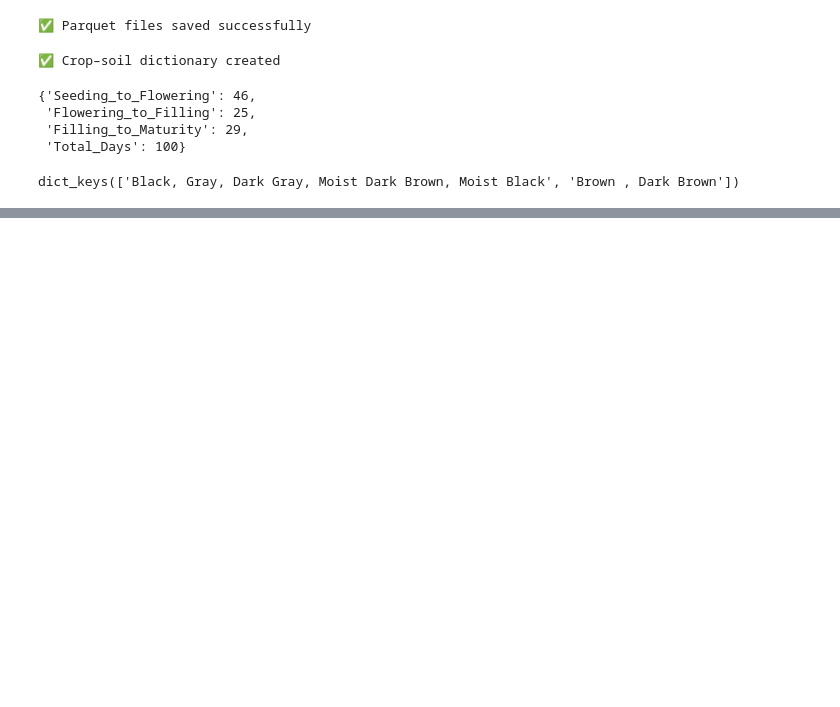
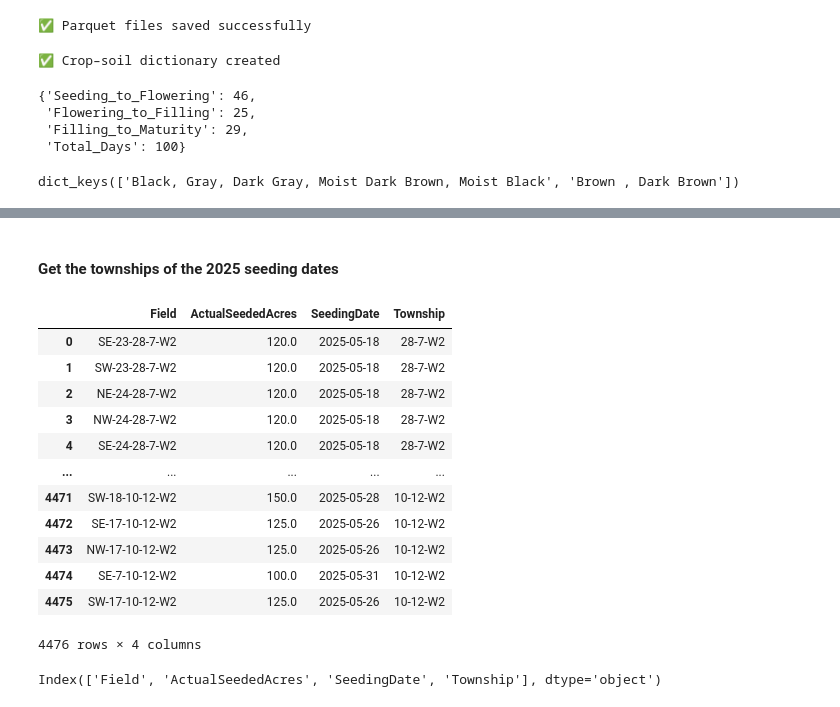
Before and after one commit to agrisk-dulmini/crop_stages_detection_2026, a Jupyter notebook: data_preparation/input_data_preperation_2011_2025_v1.ipynb, the cells around one changed output, grey strips where cells are left out. Drawn from its saved outputs; the diff is of its cells as text; code cells hidden in the pictures; blank space fills up the shorter version.

```diff
--- a/data_preparation/input_data_preperation_2011_2025_v1.ipynb
+++ b/data_preparation/input_data_preperation_2011_2025_v1.ipynb
@@ -333,0 +284,3 @@ crop_soil_dict
+# %%
+df_actual_25 = pd.read_excel('/Users/dulminiguruge/Documents/Data/SeedingDates/2025/Corrected_seeding_dates_2025.xlsx')
+df_actual_25
@@ -333,0 +301,30 @@ crop_soil_dict
+# %% [markdown]
+#### Get the townships of the 2025 seeding dates
+# %%
+df_actual_25['SeedingDate'] = pd.to_datetime(df_actual_25['SeedingDate'])
+# %%
+# Split Field into components
+field_parts = df_actual_25['Field'].str.split('-', expand=True)
+
+# Assign the new Township column
+df_actual_25['Township'] = field_parts[2] + '-' + field_parts[3] + '-' + field_parts[4]
+# %%
+df_actual_25
+# %% [output]
+|  | Field | ActualSeededAcres | SeedingDate | Township |
+| 0 | SE-23-28-7-W2 | 120.0 | 2025-05-18 | 28-7-W2 |
+| 1 | SW-23-28-7-W2 | 120.0 | 2025-05-18 | 28-7-W2 |
+| 2 | NE-24-28-7-W2 | 120.0 | 2025-05-18 | 28-7-W2 |
+| 3 | NW-24-28-7-W2 | 120.0 | 2025-05-18 | 28-7-W2 |
+| 4 | SE-24-28-7-W2 | 120.0 | 2025-05-18 | 28-7-W2 |
+| ... | ... | ... | ... | ... |
+| 4471 | SW-18-10-12-W2 | 150.0 | 2025-05-28 | 10-12-W2 |
+| 4472 | SE-17-10-12-W2 | 125.0 | 2025-05-26 | 10-12-W2 |
+| 4473 | NW-17-10-12-W2 | 125.0 | 2025-05-26 | 10-12-W2 |
+| 4474 | SE-7-10-12-W2 | 100.0 | 2025-05-31 | 10-12-W2 |
+| 4475 | SW-17-10-12-W2 | 125.0 | 2025-05-26 | 10-12-W2 |
+4476 rows × 4 columns
+# %%
+df_actual_25.columns
+# %% [output]
+Index(['Field', 'ActualSeededAcres', 'SeedingDate', 'Township'], dtype='object')
```
Also changed, not shown: parts of 33 cells of this notebook, 31 other files.
